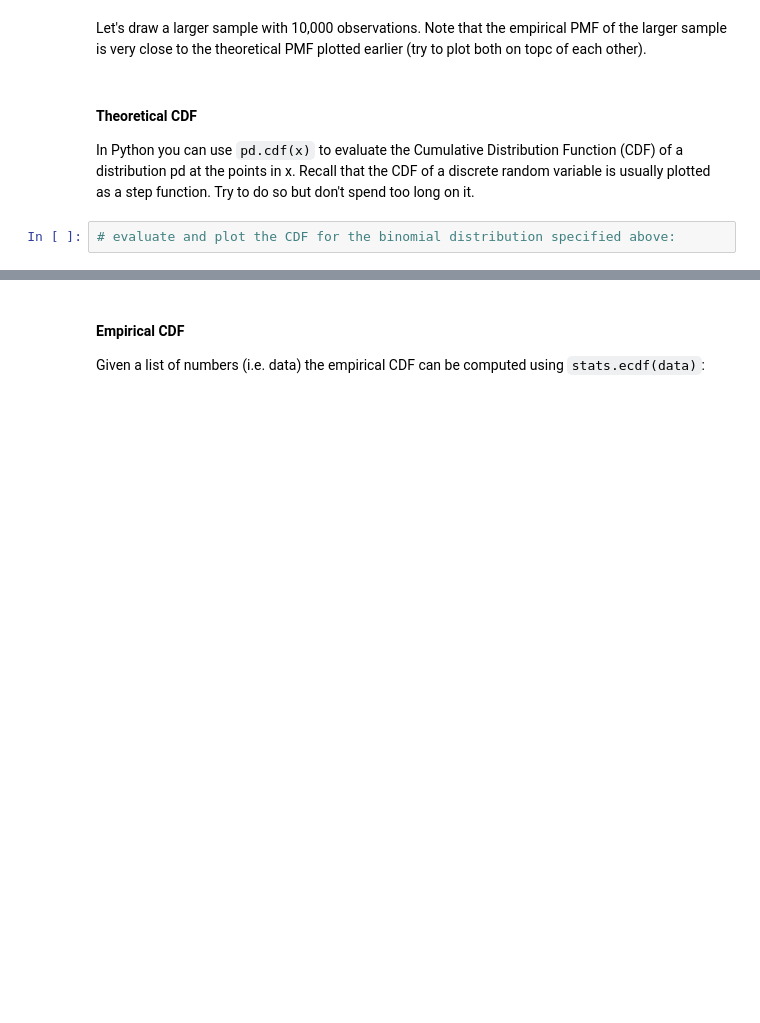
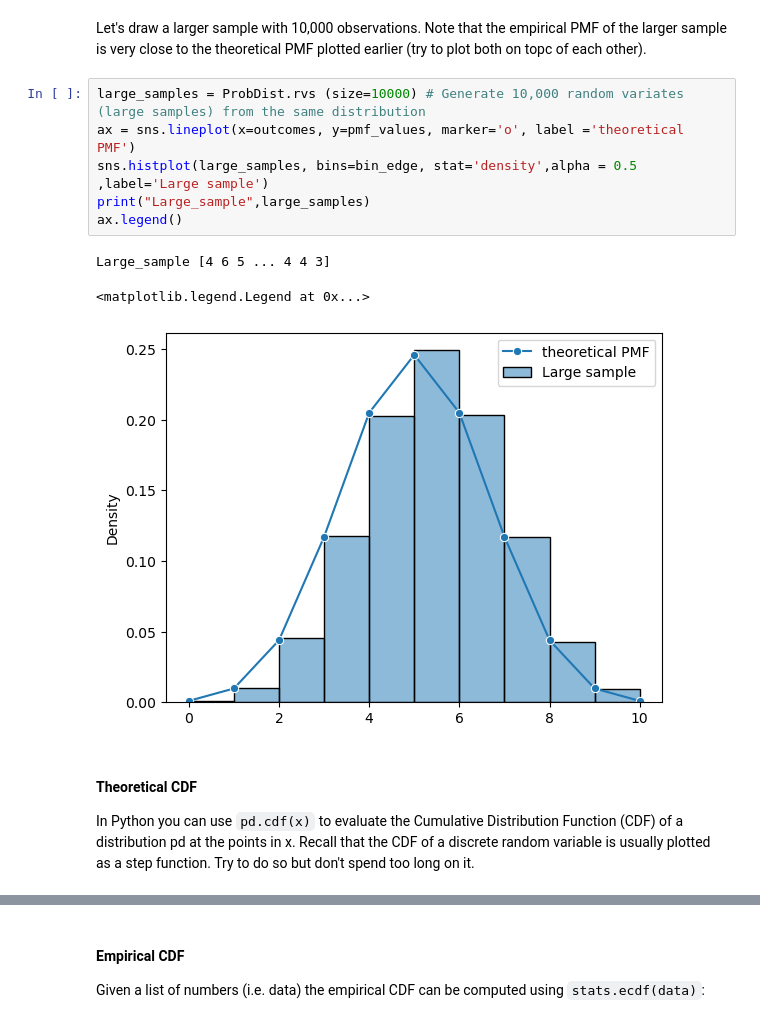
Before and after one commit to Hongze200532/Data-Science, a Jupyter notebook: Applied Statcis_Week 7/worksheet01.ipynb, the cells around one changed output, grey strips where cells are left out. Cells and saved outputs as stored; diff of their text form; blank space fills up the shorter version.

```diff
--- a/Applied Statcis_Week 7/worksheet01.ipynb
+++ b/Applied Statcis_Week 7/worksheet01.ipynb
@@ -66,9 +127,17 @@ Given a list of numbers, the empirical PDF or PMF can be visualised using a hist
 Here the normalisation refers to how the height of the bars in the histogram are computed. Often, the heights just show the frequency of observations in each bin. However, this is not appropriate for comparison to a PMF/PDF. So the bars need to be normalised to ensure the sum of their areas equals to 1.
 # %% [markdown]
 Let's draw a larger sample with 10,000 observations. Note that the empirical PMF of the larger sample is very close to the theoretical PMF plotted earlier (try to plot both on topc of each other).
+# %%
+large_samples = ProbDist.rvs (size=10000) # Generate 10,000 random variates (large samples) from the same distribution
+ax = sns.lineplot(x=outcomes, y=pmf_values, marker='o', label ='theoretical PMF')
+sns.histplot(large_samples, bins=bin_edge, stat='density',alpha = 0.5 ,label='Large sample')
+print("Large_sample",large_samples)
+ax.legend()
+# %% [output]
+Large_sample [4 6 5 ... 4 4 3]
+<matplotlib.legend.Legend at 0x...>
+[figure, added]
 # %% [markdown]
 #### Theoretical CDF
 
 In Python you can use `pd.cdf(x)` to evaluate the Cumulative Distribution Function (CDF) of a distribution pd at the points in x. Recall that the CDF of a discrete random variable is usually plotted as a step function. Try to do so but don't spend too long on it.
-# %%
-# evaluate and plot the CDF for the binomial distribution specified above:
```
Also changed, not shown: parts of 20 cells of this notebook.
